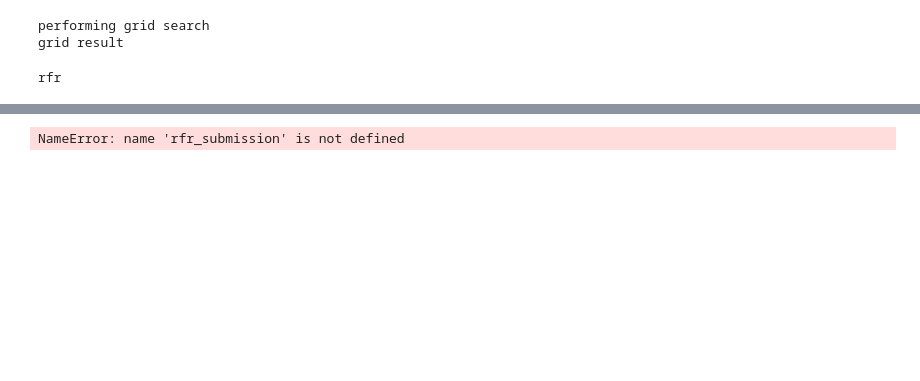
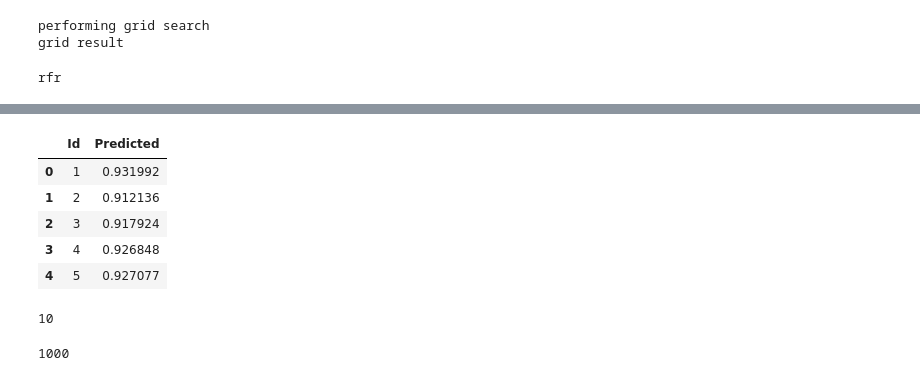
Before and after one commit to aplett98/cs181-practicals, a Jupyter notebook: P1/attempt1.ipynb, the cells around one changed output, grey strips where cells are left out. Drawn from its saved outputs; the diff is of its cells as text; code cells hidden in the pictures; blank space fills up the shorter version.

```diff
--- a/P1/attempt1.ipynb
+++ b/P1/attempt1.ipynb
@@ -80,9 +96,6 @@ Feat 239
 Feat 240
 Feat 244
 Feat 245
-# %%
-# Remove bad features
-X_train = X_train.drop(columns=bad_features)
 # %%
 # Fit unregularized linear regression and see RMSE on training set
 linReg = Lin_Reg()
@@ -142,7 +154,8 @@ grid_result = gsc.fit(X_train, y_train)
 performing grid search
 grid result
 # %%
+
 print("rfr")
-rfr = RandomForestRegressor(max_depth=gsc.best_params_["max_depth"], n_estimators=gsc.best_params_["n_estimators"], random_state=False, verbose=False)
+rfr = RandomForestRegressor(max_depth=12, n_estimators=10000, random_state=False, verbose=False)
 # %% [output]
 rfr
@@ -154,7 +162,25 @@ NameError: name 'cross_val_scores' is not defined
 # %%
 rfr.fit(X_train, y_train)
 predictions = rfr.predict(X_test)
+# %%
+rfr_submission = pd.DataFrame(data=predictions, columns=['Predicted'])
+rfr_submission.insert(0, "Id", range(1, 1 + X_test.shape[0]))
+rfr_submission['Id'] = sample_submission['Id'].astype(str)
+rfr_submission.head()
+# %% [output]
+|  | Id | Predicted |
+| 0 | 1 | 0.931992 |
+| 1 | 2 | 0.912136 |
+| 2 | 3 | 0.917924 |
+| 3 | 4 | 0.926848 |
+| 4 | 5 | 0.927077 |
 # %%
 rfr_submission.to_csv("rfr_submission.csv", index=False)
-# %% [output]
-NameError: name 'rfr_submission' is not defined
+# %%
+gsc.best_params_["max_depth"]
+# %% [output]
+10
+# %%
+gsc.best_params_["n_estimators"]
+# %% [output]
+1000
```
Also changed, not shown: parts of 8 cells of this notebook.
